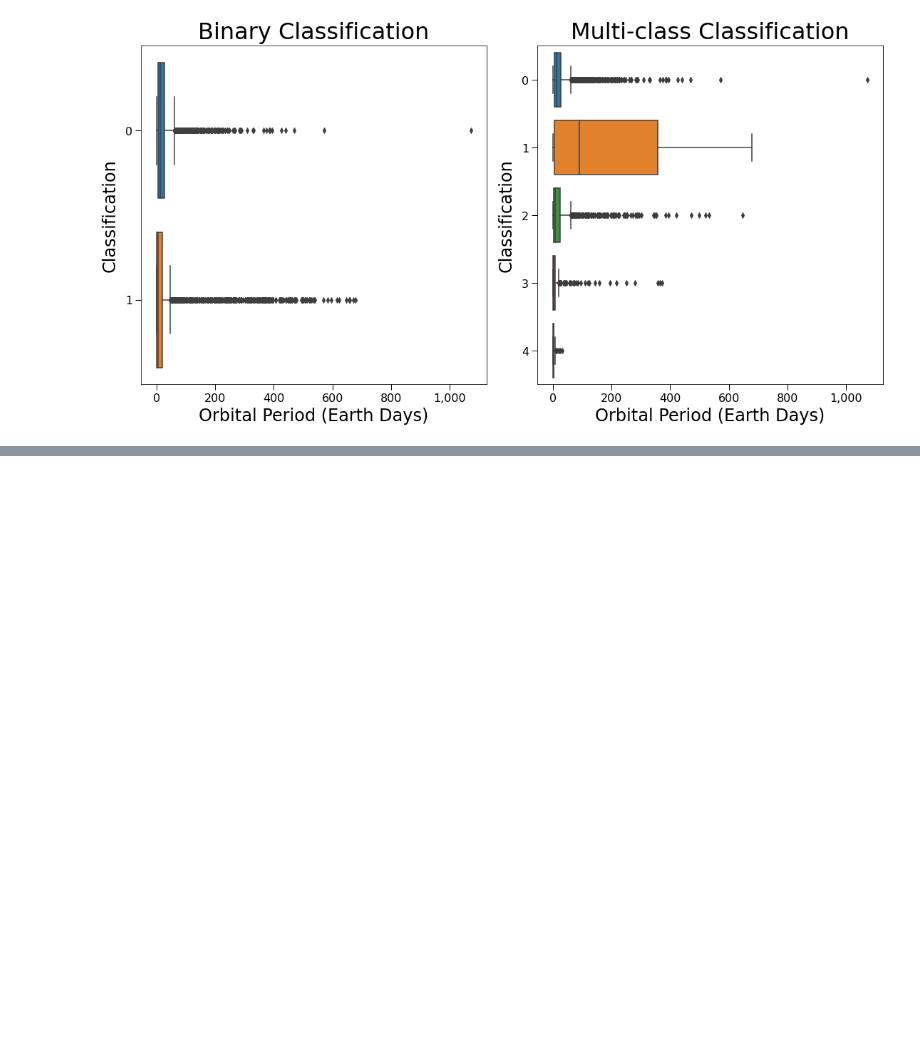
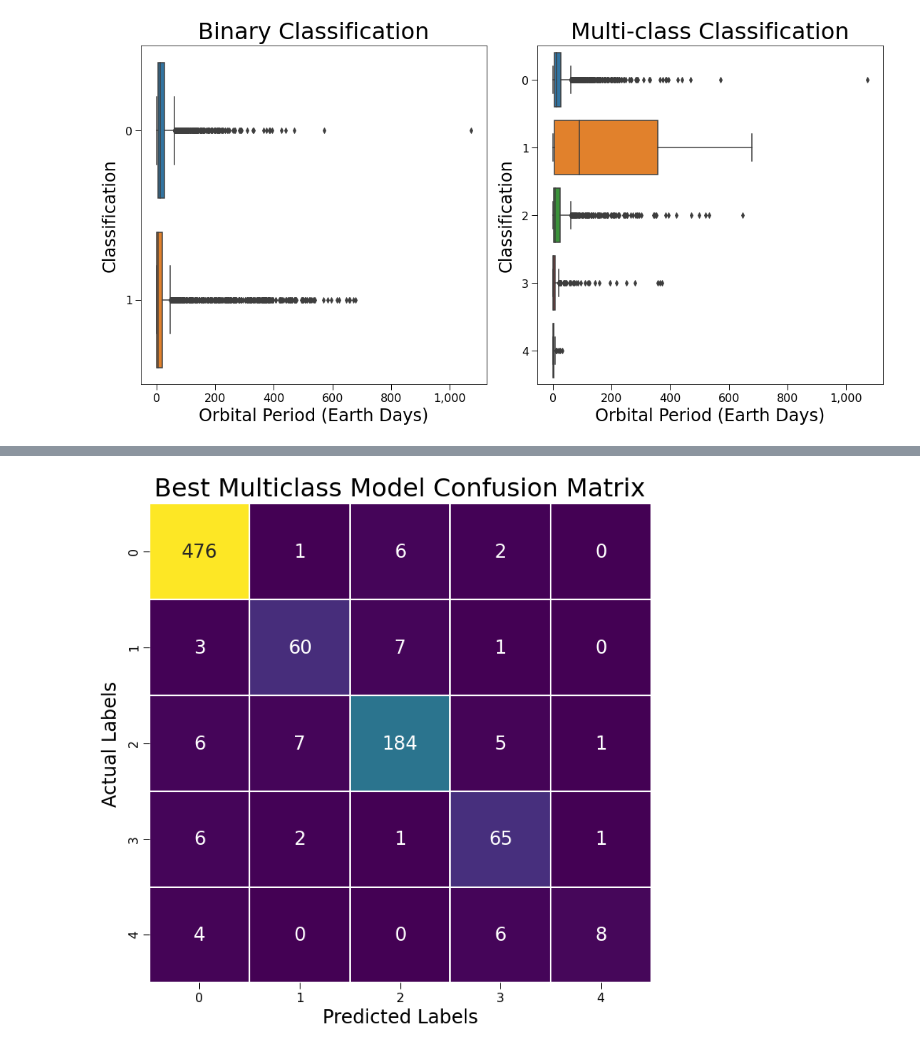
Before and after one commit to JoshuaGottlieb/Exoplanet-Classification, a Jupyter notebook: notebooks/Visualizations.ipynb, the cells around one changed output, grey strips where cells are left out. Saved outputs shown, nothing was run; the diff lists cells and outputs as text; code cells hidden in the pictures; blank space fills up the shorter version.

```diff
--- a/notebooks/Visualizations.ipynb
+++ b/notebooks/Visualizations.ipynb
@@ -386,0 +436,13 @@ dfi.export(best_multi_class_report, '../images/best_multi_class_report.png')
+# %%
+fig, ax = plot_confusion_matrix_fancy(X_test_multi, y_test_multi, best_multi_model)
+
+configure_axislabels_and_title(ax, 'Predicted Labels',
+                               'Actual Labels', 'Best Multiclass Model Confusion Matrix')
+
+configure_ticklabels_and_params(ax)
+
+plt.tight_layout()
+
+plt.savefig('../images/best_multi_confusion_matrix.png')
+# %% [output]
+[figure, added]
```
Also changed, not shown: parts of 8 cells of this notebook, 6 other files.
